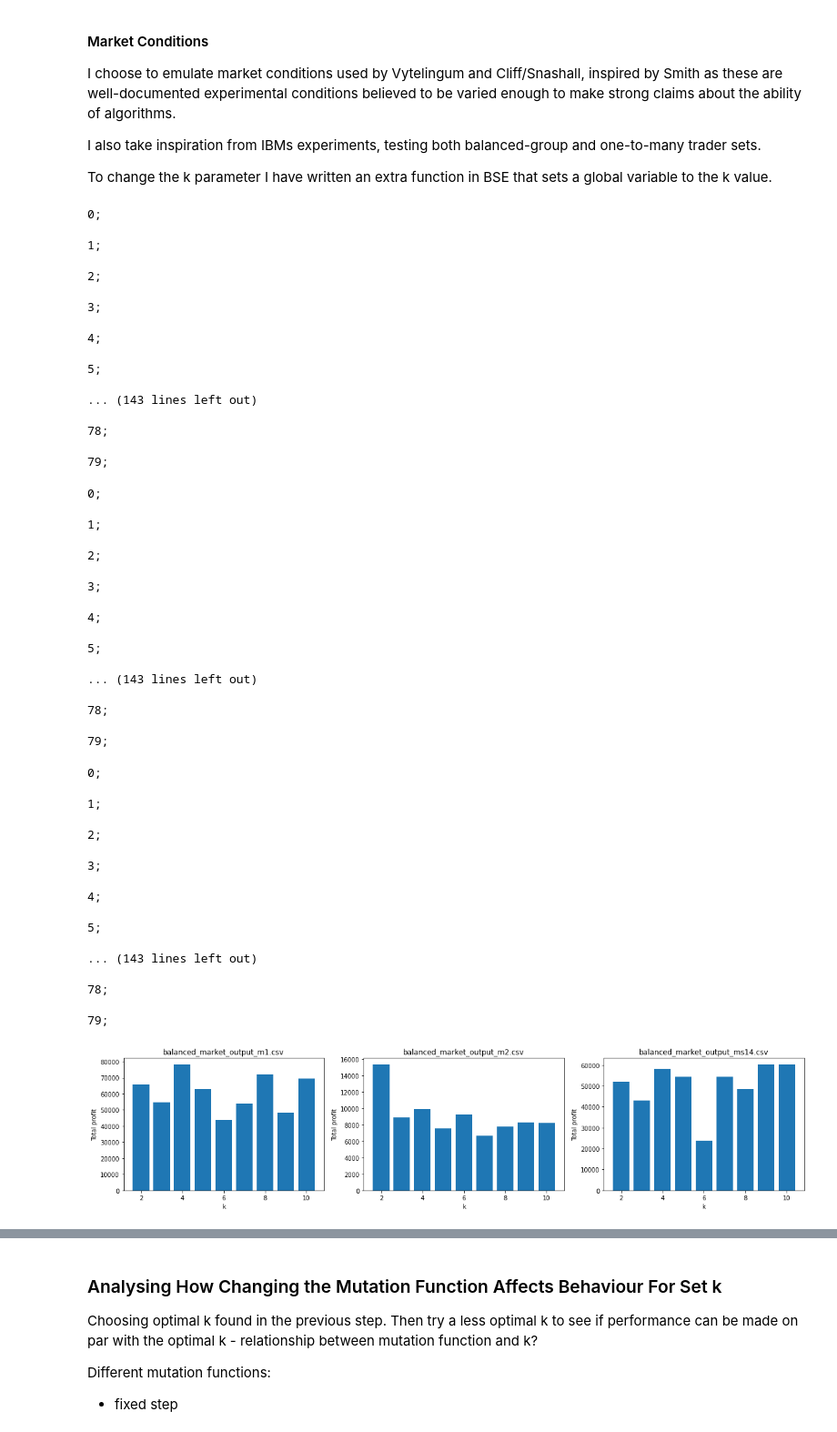
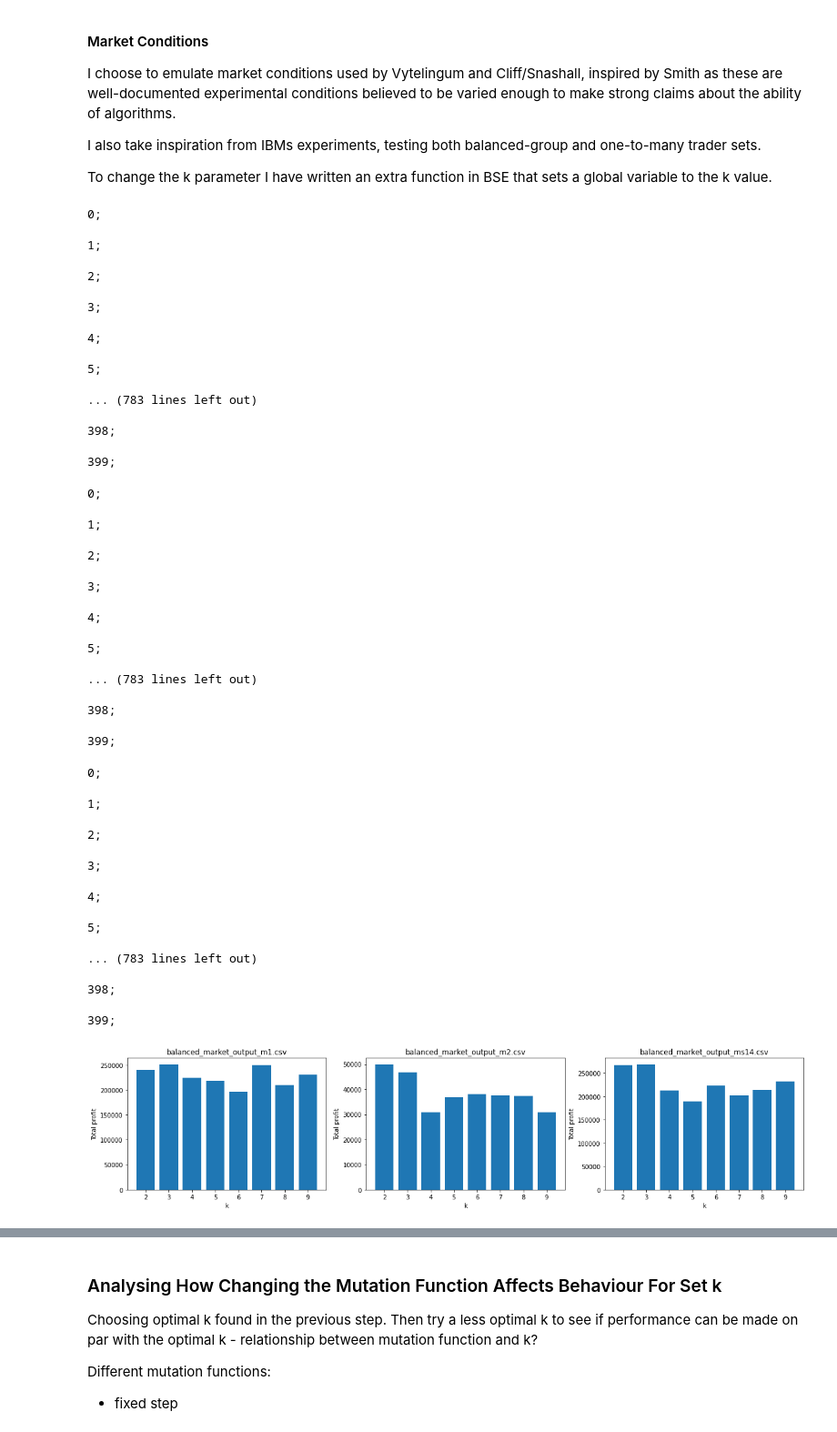
Before and after one commit to janderson3435/ITFT-Coursework-Assessment, a Jupyter notebook: PRSH_experiments.ipynb, the cells around one changed output, grey strips where cells are left out. Shown: that part at 91% size. Cells and saved outputs as stored; diff of their text form; code cells hidden in the pictures.

```diff
--- a/PRSH_experiments.ipynb
+++ b/PRSH_experiments.ipynb
@@ -152,21 +153,22 @@ I also take inspiration from IBMs experiments, testing both balanced-group and o
 To change the k parameter I have written an extra function in BSE that sets a global variable to the k value.
 # %%
 # Experimental setup
+dir = r'C:\Users\Joest\OneDrive\Documents\Actual Docs\Bristol\ITFT\ITFT-Coursework-Assessment\market_outputs\\'
 
-trials_per_k = 10 # important for valid results as PRSH is stochastic
+trials_per_k = 50 # important for valid results as PRSH is stochastic
 
 balanced_sellers_spec = [("ZIP", 5),("ZIC", 5),("PRSH", 5), ("SHVR", 5), ("GVWY", 5)]
 balanced_buyers_spec = balanced_sellers_spec
 balanced_traders_spec = {"sellers":balanced_sellers_spec, "buyers":balanced_buyers_spec}
 
 start_time = 0
-end_time = 3600
+end_time = 3000 # needs to be long to allow for different strats to be tried
 
 max_k = 10
 min_k = 2
 
 def csv_prep(fname, total_traders):
-    dir = r'C:\Users\Joe\OneDrive\Documents\Actual Docs\Bristol\ITFT\ITFT-Coursework-Assessment\market_outputs\\'
+    dir = r'C:\Users\Joest\OneDrive\Documents\Actual Docs\Bristol\ITFT\ITFT-Coursework-Assessment\market_outputs\\'
     tdump = open(dir + fname, 'w')
 
     # annotate columns
@@ -215,11 +217,11 @@ for k in range(min_k, max_k):
 
 5;
 
-... (143 lines left out)
+... (783 lines left out)
 
-78;
+398;
 
-79;
+399;
 # %%
 ## M2 experiment - symmetric supply/demand, range (10, 50), fixed stepmode, drip jitter order interval
 # CSV preparation
@@ -258,11 +260,11 @@ for k in range(min_k, max_k):
 
 5;
 
-... (143 lines left out)
+... (783 lines left out)
 
-78;
+398;
 
-79;
+399;
 # %%
 # MS14 experiment
 # CSV preparation
@@ -308,34 +310,43 @@ for k in range(min_k, max_k):
 
 5;
 
-... (143 lines left out)
+... (783 lines left out)
 
-78;
+398;
 
-79;
+399;
 # %%
 ## Visualising
 csvs = ['balanced_market_output_m1.csv', 'balanced_market_output_m2.csv', 'balanced_market_output_ms14.csv']
 
 fig, axs = plt.subplots(figsize=(20,4), nrows=1, ncols=3)
 
+cumulative_profit = np.zeros(8)
+cumulative_df = pd.DataFrame()
+
 target = zip(csvs, axs.flatten())
 for (csv1, ax) in target:
+    i = 0 # index for cumulative profit
 
-    trades_df = pd.read_csv(csv1)
-    trades_df = trades_df.assign(k = np.repeat(np.arange(min_k, max_k + 1), trials_per_k))
+    trades_df = pd.read_csv(dir+csv1)
+    #trades_df = trades_df.assign(k = np.repeat(np.arange(min_k, max_k + 1), trials_per_k))
 
     # Just PRSH performance, grouped by k values
     PRSH_df = trades_df.iloc[:,8:10]
-    PRSH_df = PRSH_df.assign(k = np.repeat(np.arange(min_k, max_k + 1), trials_per_k ))
+    PRSH_df = PRSH_df.assign(k = np.repeat(np.arange(min_k, max_k ), trials_per_k))
+    cumulative_df = pd.concat([cumulative_df, PRSH_df])
     groups = PRSH_df.groupby(pd.Grouper(key='k')).sum()
 
     for key in groups:
         ax.bar(groups.get(key).index.to_numpy(), groups.get(key).values)
         ax.set_title(csv1)
         ax.set_ylabel("Total profit")
         ax.set_xlabel("k")
+        cumulative_profit += groups.get(key).values
+        i += 1
+
+
 
 plt.show()
 # %% [output]
-[figure, old version]
+[figure, new version]
```
Also changed, not shown: parts of 23 cells of this notebook, 20 other files.
